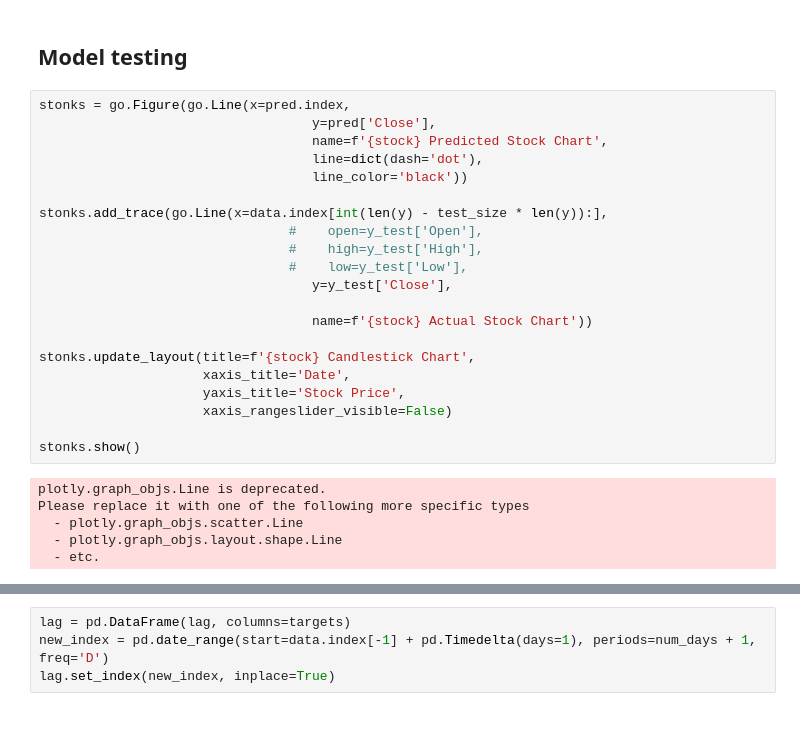
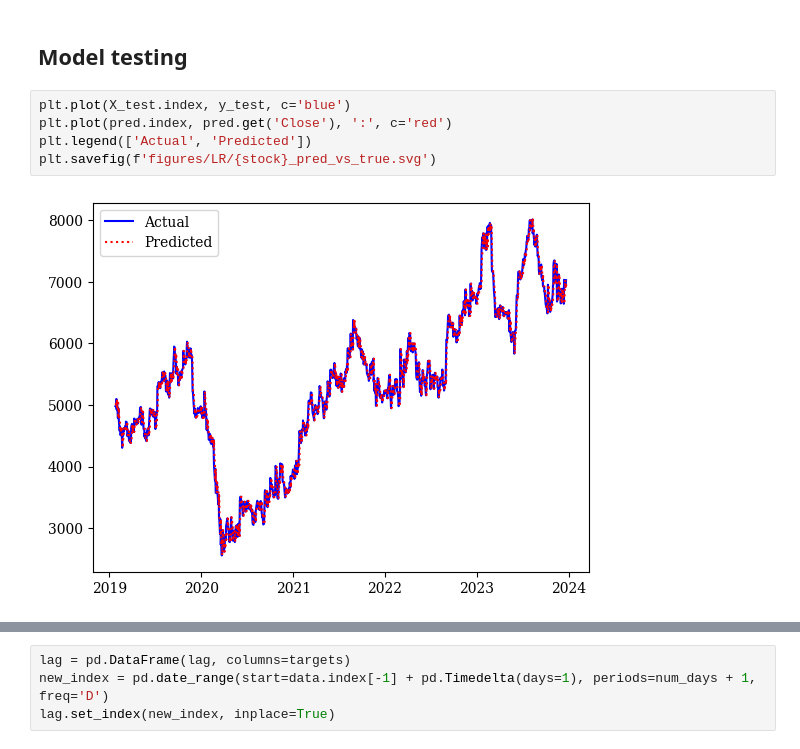
Before and after one commit to Phynance-NITheCS/source-code, a Jupyter notebook: src/linear_basic.ipynb, the cells around one changed output, grey strips where cells are left out. Saved outputs shown, nothing was run; the diff lists cells and outputs as text; blank space fills up the shorter version.

Commit message:
Bug fixes, conv. from plotly to mpl

```diff
--- a/src/linear_basic.ipynb
+++ b/src/linear_basic.ipynb
@@ -156,31 +142,11 @@ Mean Absolute Error - Close: 0.0040661043575642205
 # %% [markdown]
 ## Model testing
-# %%
-stonks = go.Figure(go.Line(x=pred.index,
-                                   y=pred['Close'],
-                                   name=f'{stock} Predicted Stock Chart',
-                                   line=dict(dash='dot'),
-                                   line_color='black'))
-
-stonks.add_trace(go.Line(x=data.index[int(len(y) - test_size * len(y)):],
-                                #    open=y_test['Open'],
-                                #    high=y_test['High'],
-                                #    low=y_test['Low'],
-                                   y=y_test['Close'],
-
-                                   name=f'{stock} Actual Stock Chart'))
-
-stonks.update_layout(title=f'{stock} Candlestick Chart',
-                     xaxis_title='Date',
-                     yaxis_title='Stock Price',
-                     xaxis_rangeslider_visible=False)
-
-stonks.show()
-# %% [output]
-plotly.graph_objs.Line is deprecated.
-Please replace it with one of the following more specific types
-  - plotly.graph_objs.scatter.Line
-  - plotly.graph_objs.layout.shape.Line
-  - etc.
+# %%
+plt.plot(X_test.index, y_test, c='blue')
+plt.plot(pred.index, pred.get('Close'), ':', c='red')
+plt.legend(['Actual', 'Predicted'])
+plt.savefig(f'figures/LR/{stock}_pred_vs_true.svg')
+# %% [output]
+[figure, added]
 # %%
 lag = [list(pred.iloc[-1])]  # Assuming 'Close Price' is the target column
```
Also changed, not shown: parts of 13 cells of this notebook, 5 other files.
